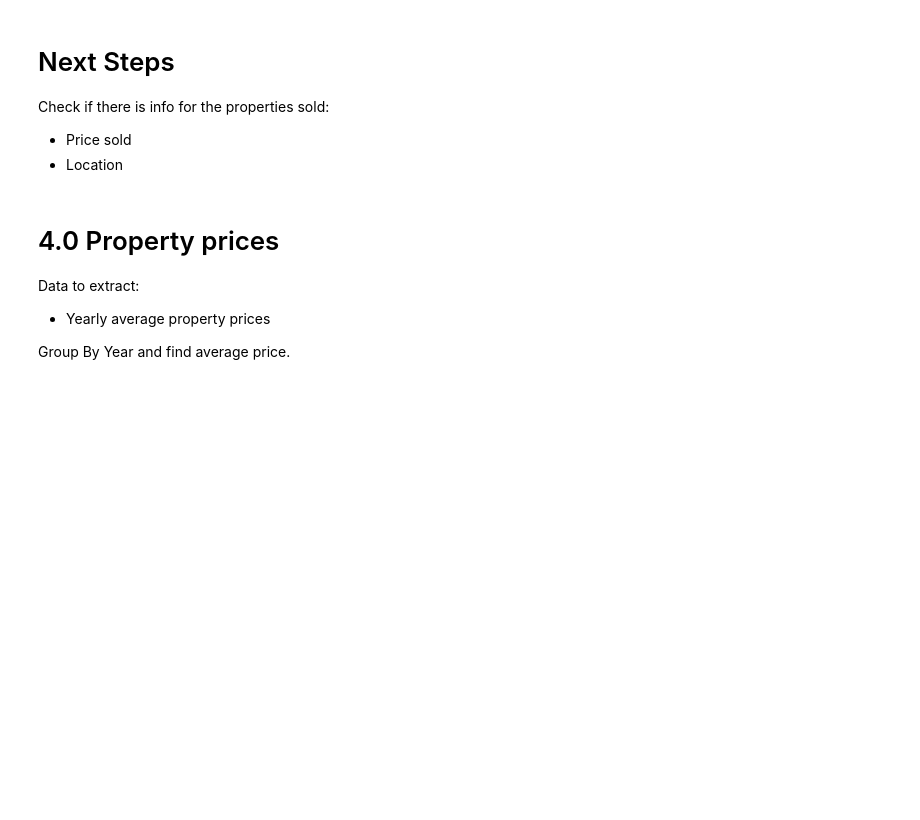
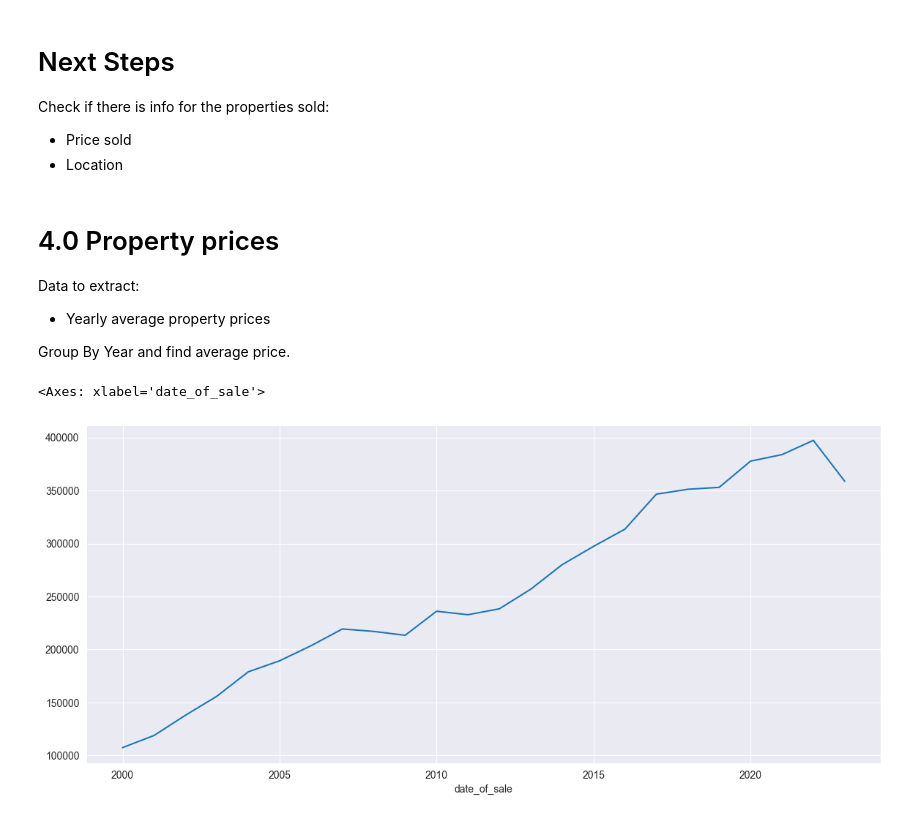
Before and after one commit to Dan-Mihaylov/Economic-Data-Analysis, a Jupyter notebook: uk_house_market_data_analysis.ipynb, the cells around one changed output. Cells and saved outputs as stored; diff of their text form; code cells hidden in the pictures; blank space fills up the shorter version.

Commit message:
Property Prices
Fixed Loading error and visualized data

```diff
--- a/uk_house_market_data_analysis.ipynb
+++ b/uk_house_market_data_analysis.ipynb
@@ -321,3 +320,8 @@ yearly_property_prices
+# %%
+yearly_property_prices.plot(figsize=(14,6))
+# %% [output]
+<Axes: xlabel='date_of_sale'>
+[figure, added]
 # %%
 data_for_2015 = yearly_data_since_2015['sales_data_2015'].copy()
 data_for_2015['date_of_sale'] = pd.to_datetime(data_for_2015['date_of_sale'])
```
Also changed, not shown: parts of 8 cells of this notebook.
